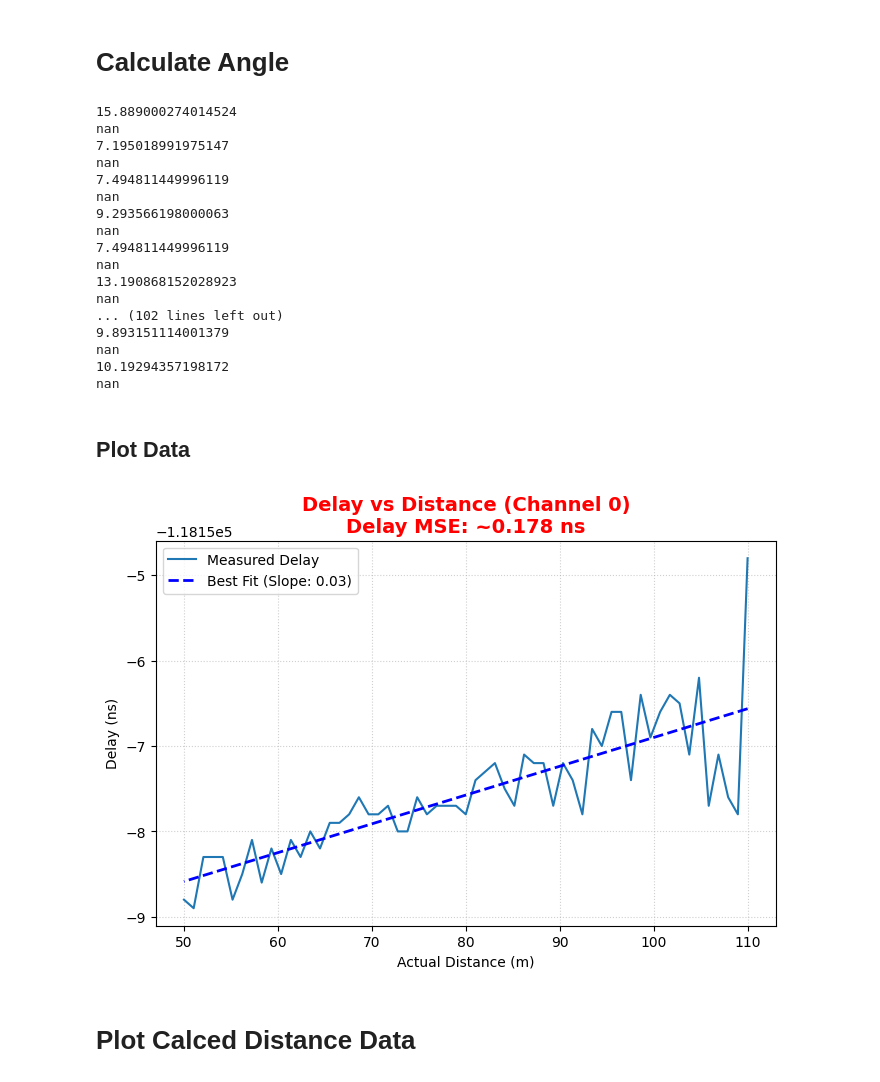
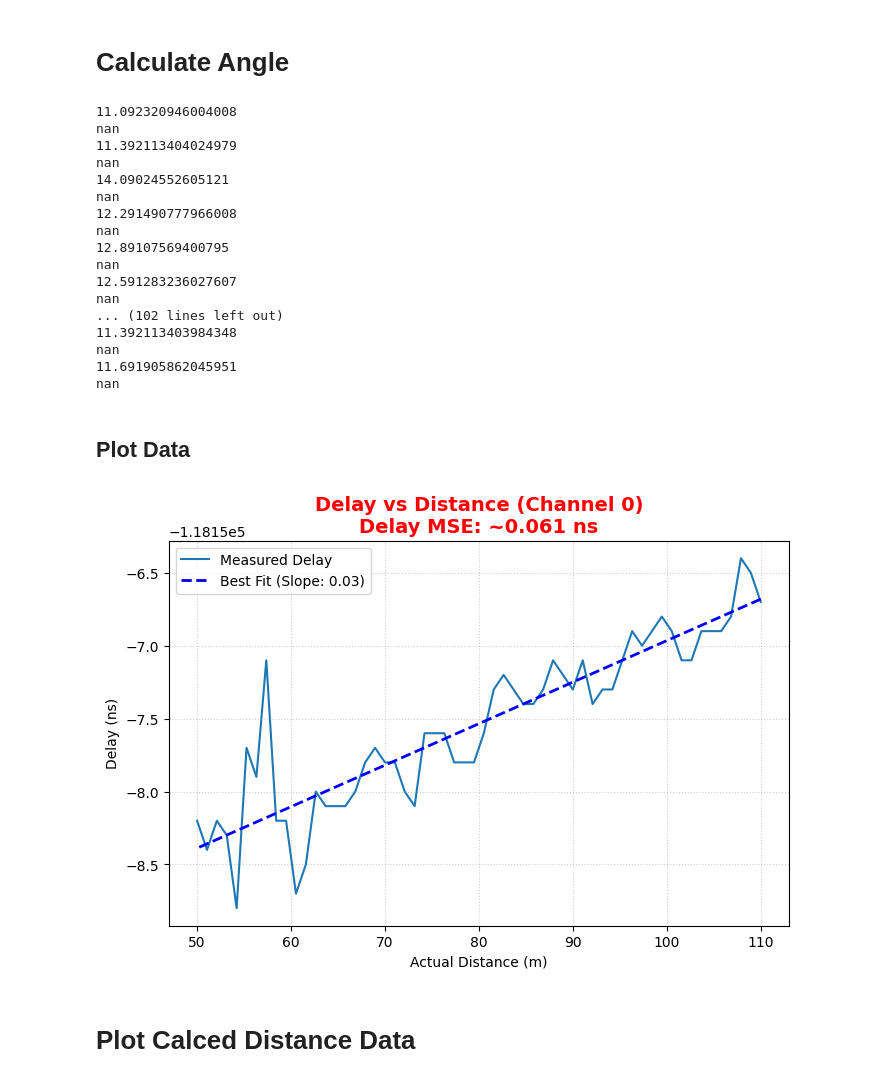
Before and after one commit to osherlock1/OFDM-Sense, a Jupyter notebook: notebooks/experiment_plotter.ipynb, the cells around one changed output. Saved outputs shown, nothing was run; the diff lists cells and outputs as text; code cells hidden in the pictures.

Commit message:
update plots

```diff
--- a/notebooks/experiment_plotter.ipynb
+++ b/notebooks/experiment_plotter.ipynb
@@ -17,7 +17,7 @@ distance0 = df['calculated distance(m)']
 # %% [markdown]
 # Experiment 2
 # %%
-df = pd.read_csv('/Users/omalleysherlock/Developer/OFDM-Sense/experiments/no_ref_2rx.csv')
+df = pd.read_csv('/Users/omalleysherlock/Developer/OFDM-Sense/experiments/no_ref_2rx_01.csv')
 
 delay0 = df['delay0']
 distance0 = df['distance0']
@@ -25,8 +25,32 @@ distance0 = df['distance0']
 delay1 = df['delay1']
 distance1 = df['distance1']
 
+evm0 = df['evm0']
+evm1 = df['evm1']
+
+ser0 = df['ser0']
+ser1 = df['ser1']
+
+ber0 = df['ber0']
+ber1 = df['ber1']
 
 actual_distance = np.linspace(110, 50, len(delay0))
+
+Q1 = df['delay0'].quantile(0.25)
+Q3 = df['delay0'].quantile(0.75)
+IQR = Q3 - Q1
+
+# Define bounds
+lower_bound = Q1 - 1.5 * IQR
+upper_bound = Q3 + 1.5 * IQR
+
+# Filter the entire dataframe to keep rows where delay0 is within bounds
+df_cleaned = df[(df['delay0'] >= lower_bound) & (df['delay0'] <= upper_bound)].copy()
+
+# Re-assign your variables from the cleaned dataframe
+delay0_clean = df_cleaned['delay0']
+distance0_clean = df_cleaned['distance0']
+# ... and so on
 # %% [markdown]
 # Calculate Angle
 # %%
@@ -39,22 +63,22 @@ for i in range(len(delay0)):
     theta = np.arcsin((delta_t * C)/ d)
     print(theta)
 # %% [output]
-15.889000274014524
+11.092320946004008
 nan
-7.195018991975147
+11.392113404024979
 nan
-7.494811449996119
+14.09024552605121
 nan
-9.293566198000063
+12.291490777966008
 nan
-7.494811449996119
+12.89107569400795
 nan
-13.190868152028923
+12.591283236027607
 nan
 ... (102 lines left out)
-9.893151114001379
+11.392113403984348
 nan
-10.19294357198172
+11.691905862045951
 nan
 # %% [markdown]
 ## Plot Data
@@ -63,35 +87,38 @@ import matplotlib.pyplot as plt
 # %%
 import matplotlib.pyplot as plt
 import numpy as np
 from sklearn.metrics import mean_squared_error
 
+delay = delay0_clean
+actual_distance = np.linspace(110,50,len(delay))
+
 # 1. Calculate Line of Best Fit
 # This creates the "Predicted" values (line_of_best_fit)
-m, b = np.polyfit(actual_distance, delay0, 1)
+m, b = np.polyfit(actual_distance, delay, 1)
 line_of_best_fit = m * actual_distance + b
 
 # 2. Calculate MSE
-mse = mean_squared_error(delay0, line_of_best_fit)
+mse = mean_squared_error(delay, line_of_best_fit)
 
 # 3. Plotting
 plt.figure(figsize=(8, 5))
 
 # Original Data
-plt.plot(actual_distance, delay0, label='Measured Delay')
+plt.plot(actual_distance, delay, label='Measured Delay')
 
 # Line of Best Fit
 plt.plot(actual_distance, line_of_best_fit, color='blue', linestyle='--',
          linewidth=2, label=f'Best Fit (Slope: {m:.2f})')
 
 plt.title(f"Delay vs Distance (Channel 0)\nDelay MSE: ~{mse:.3f} ns", fontsize=14, color='red', fontweight='bold')
 plt.xlabel("Actual Distance (m)")
 plt.ylabel("Delay (ns)")
 plt.legend()
 plt.grid(True, linestyle=':', alpha=0.6)
 
 plt.show()
 # %% [output]
-[figure, old version]
+[figure, new version]
 # %% [markdown]
 # Plot Calced Distance Data
 # %%
```
Also changed, not shown: parts of 5 cells of this notebook.
